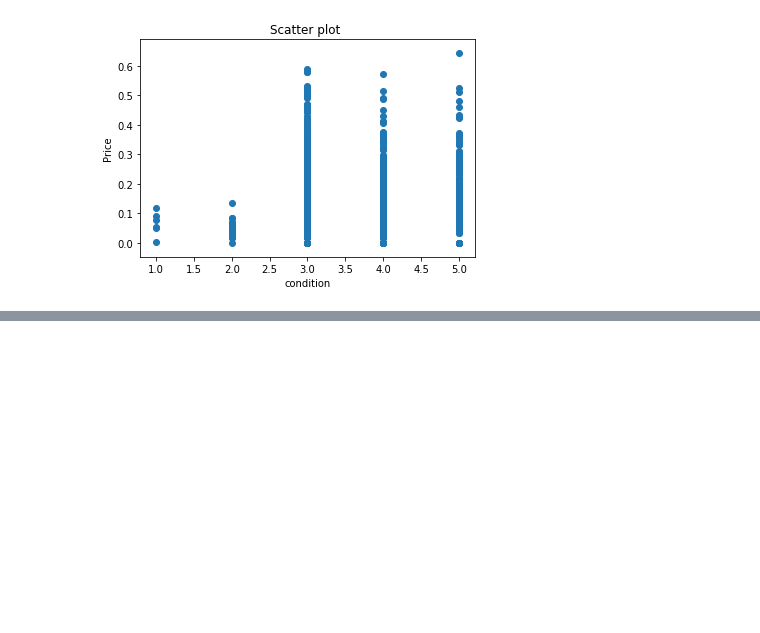
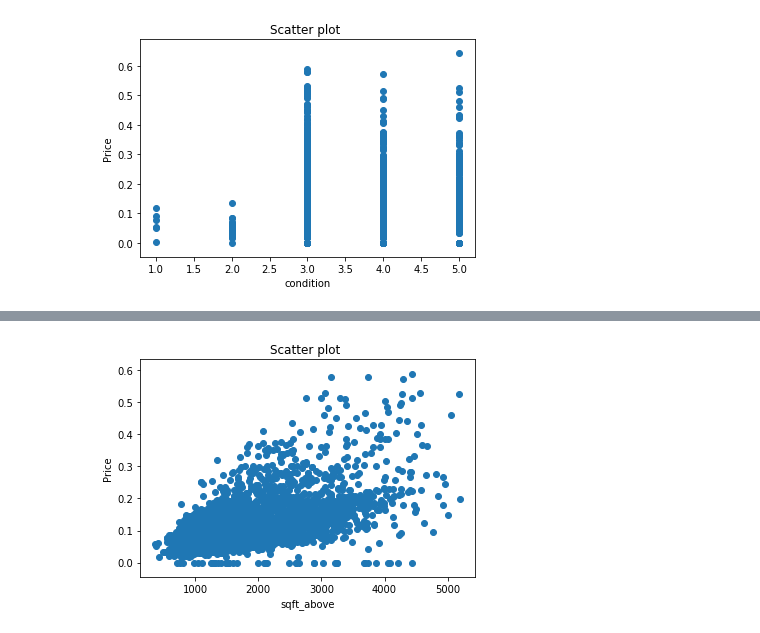
Before and after one commit to DheerajChillamcharla/housedata, a Jupyter notebook: test2.ipynb, the cells around one changed output, grey strips where cells are left out. Cells and saved outputs as stored; diff of their text form; code cells hidden in the pictures; blank space fills up the shorter version.

```diff
--- a/test2.ipynb
+++ b/test2.ipynb
@@ -310,0 +329,12 @@ df.drop(indexNames , inplace=True)
+# %%
+indexNames = df[ (df['price'] >0.4) & (df['sqft_above'] <=2000) ].index
+
+df.drop(indexNames , inplace=True)
+# %%
+plt.scatter(df["sqft_above"], df["price"])
+plt.title('Scatter plot ')
+plt.xlabel('sqft_above')
+plt.ylabel('Price')
+plt.show()
+# %% [output]
+[figure, added]
```
Also changed, not shown: parts of 5 cells of this notebook.
